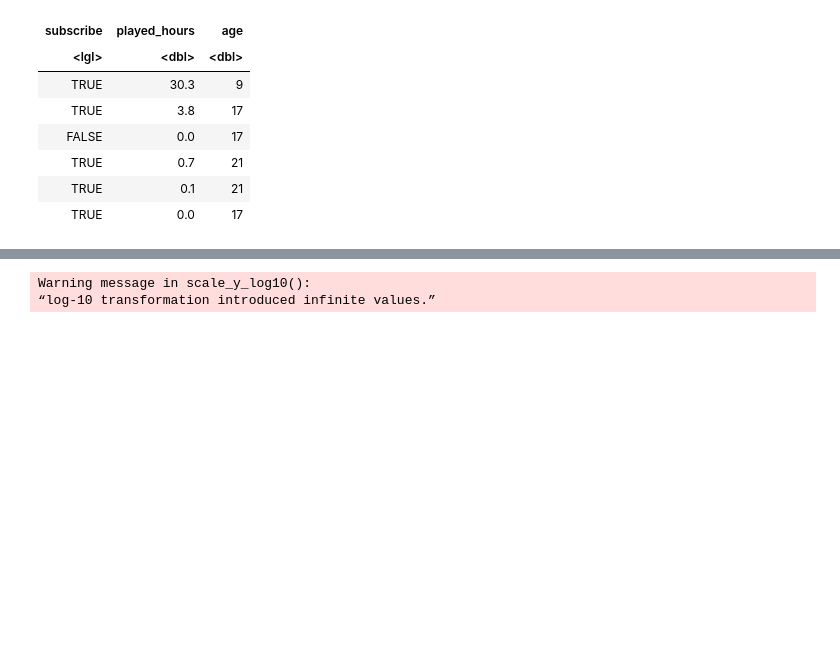
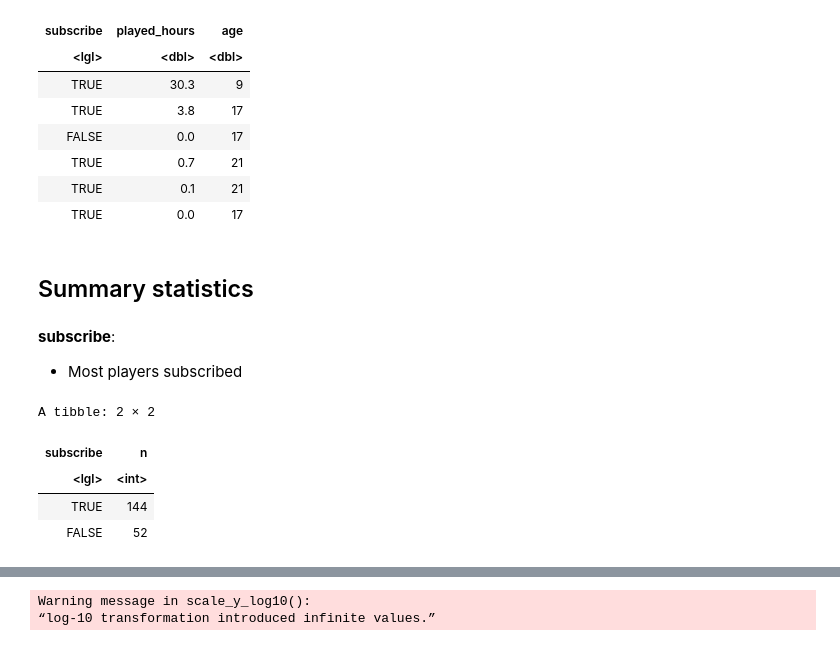
Before and after one commit to cohenp/DSCI-100-Project-004-21, a Jupyter notebook: project_final_report.ipynb, the cells around one changed output, grey strips where cells are left out. Cells and saved outputs as stored; diff of their text form; code cells hidden in the pictures; blank space fills up the shorter version.

```diff
--- a/project_final_report.ipynb
+++ b/project_final_report.ipynb
@@ -85,3 +85,19 @@ A tibble: 6 × 3
 | TRUE | 0.7 | 21 |
 | TRUE | 0.1 | 21 |
 | TRUE | 0.0 | 17 |
+# %% [markdown]
+## Summary statistics
+# %% [markdown]
+**subscribe**:
+- Most players subscribed
+# %%
+subscribe_count<- players|>
+    count(subscribe)|>
+    arrange(desc(n))
+subscribe_count
+# %% [output]
+A tibble: 2 × 2
+| subscribe | n |
+| <lgl> | <int> |
+| TRUE | 144 |
+| FALSE | 52 |
```
Also changed, not shown: parts of 6 cells of this notebook.
